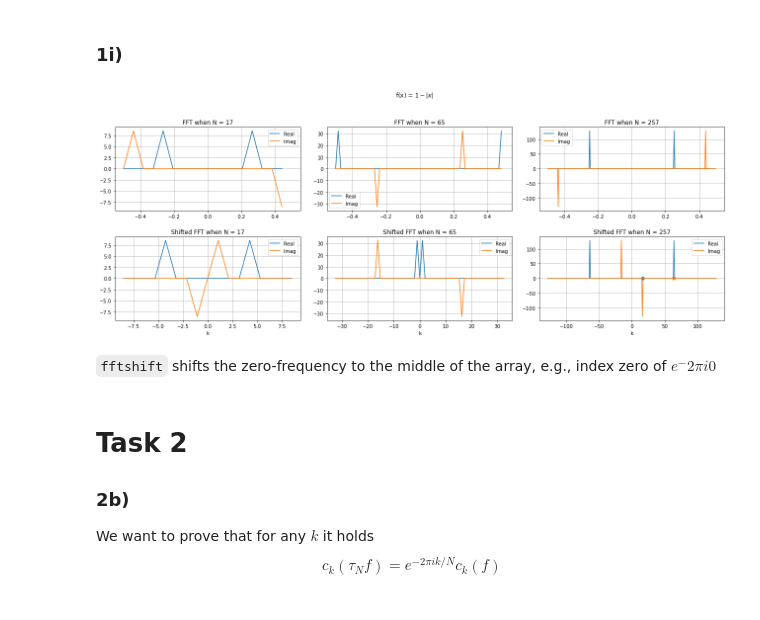
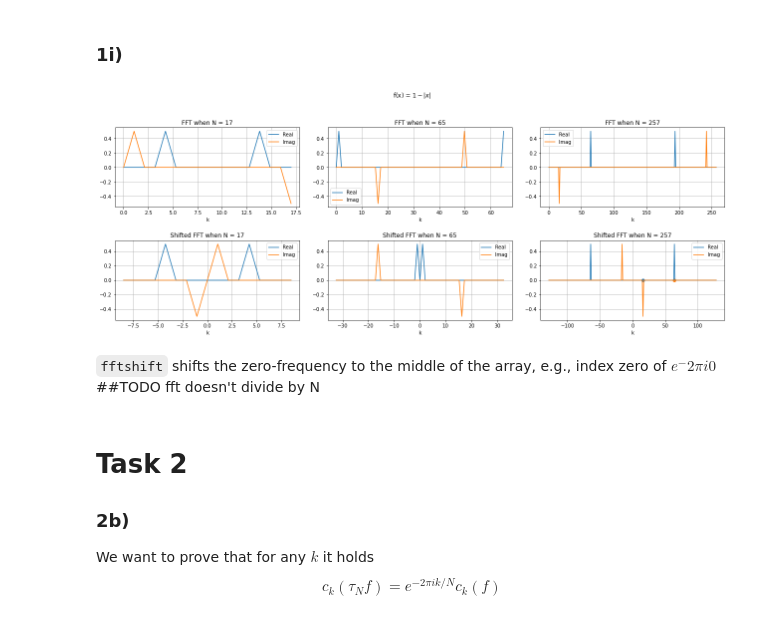
Before and after one commit to sannejamila/TMA4215project2, a Jupyter notebook: project2.ipynb, the cells around one changed output. Drawn from its saved outputs; the diff is of its cells as text; code cells hidden in the pictures.

```diff
--- a/project2.ipynb
+++ b/project2.ipynb
@@ -391,7 +421,7 @@ for i in range(len(fs)):
         axs[j].grid(True)
         axs[j].set_xlabel('x')
 
-        dft = fft.fft(fvals, Ns[j])
+        dft = fft.fft(fvals, Ns[j]) / Ns[j] # Since SciPy's fft is defined without N in the denominator
         #kgrid = np.linspace(-Ns[j]/2, Ns[j]/2, Ns[j])
         kgrid = np.linspace(0, Ns[j]/2, Ns[j])
         axs[j+3].set_title('FFT when N = ' + str(Ns[j]))
@@ -415,41 +445,43 @@ $f_3,f_4$
 # %%
 Ns = [17, 65, 257]
 fig = plt.figure(figsize=(18,10))
 fig.suptitle(r'f(x) = ' + fstrings[i])
 ax1 = fig.add_subplot(331)
 ax2 = fig.add_subplot(332)
 ax3 = fig.add_subplot(333)
 ax4 = fig.add_subplot(334)
 ax5 = fig.add_subplot(335)
 ax6 = fig.add_subplot(336)
 axs = [ax1, ax2, ax3, ax4, ax5, ax6]
 for j in range(len(Ns)):
     fvals = transform(fs[1], Ns[j], -0.5)
-    dft = fft.fft(fvals, Ns[j])
+    dft = fft.fft(fvals, Ns[j]) / Ns[j] # Since SciPy's fft is defined without N in the denominator
+    kgrid = np.linspace(0, Ns[j], Ns[j])
     axs[j].set_title('\n' + 'FFT when N = ' + str(Ns[j]))
-    axs[j].plot(np.arange(-0.5, 0.5, 1/Ns[j]), dft.real, label = f'Real')
-    axs[j].plot(np.arange(-0.5, 0.5, 1/Ns[j]), dft.imag, label = f'Imag')
-    axs[j].set_xlim(-0.55, 0.55)
+    axs[j].plot(kgrid, dft.real, label = f'Real')
+    axs[j].plot(kgrid, dft.imag, label = f'Imag')
     axs[j].grid(True)
+    axs[j].set_xlabel('k')
     axs[j].legend()
 
     dft_shifted = fft.fftshift(dft)
-    kgrid = np.linspace(-Ns[j]/2, Ns[j]/2, Ns[j])
+    kgrid_shift = np.linspace(-Ns[j]/2, Ns[j]/2, Ns[j])
     axs[j+3].set_title('Shifted FFT when N = ' + str(Ns[j]))
-    axs[j+3].plot(kgrid, dft_shifted.real, label = f'Real')
-    axs[j+3].plot(kgrid, dft_shifted.imag, label = f'Imag')
+    axs[j+3].plot(kgrid_shift, dft_shifted.real, label = f'Real')
+    axs[j+3].plot(kgrid_shift, dft_shifted.imag, label = f'Imag')
     axs[j+3].grid(True)
     axs[j+3].legend()
 
     axs[j+3].set_xlabel('k')
 axs[5].scatter(16, 0)
 axs[5].scatter(64, 0)
 fig.tight_layout(pad = 2)
 plt.show()
 # %% [output]
-[figure, old version]
+[figure, new version]
 # %% [markdown]
 `fftshift` shifts the zero-frequency to the middle of the array, e.g., index zero of $e^-{2\pi i0}$
+##TODO fft doesn't divide by N
 # %% [markdown]
 # Task 2
 
```
Also changed, not shown: parts of 7 cells of this notebook.
